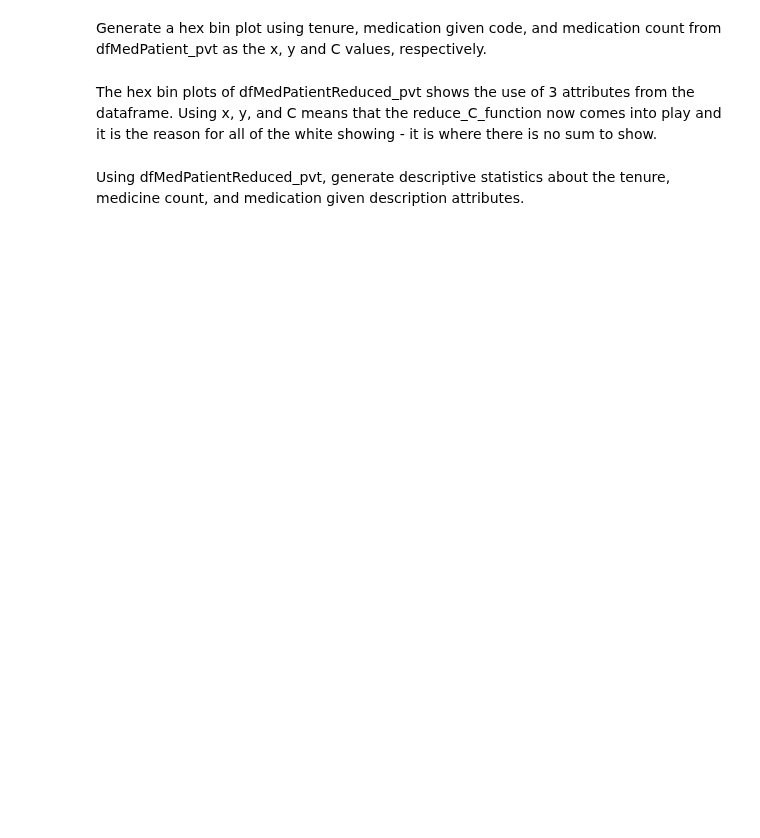
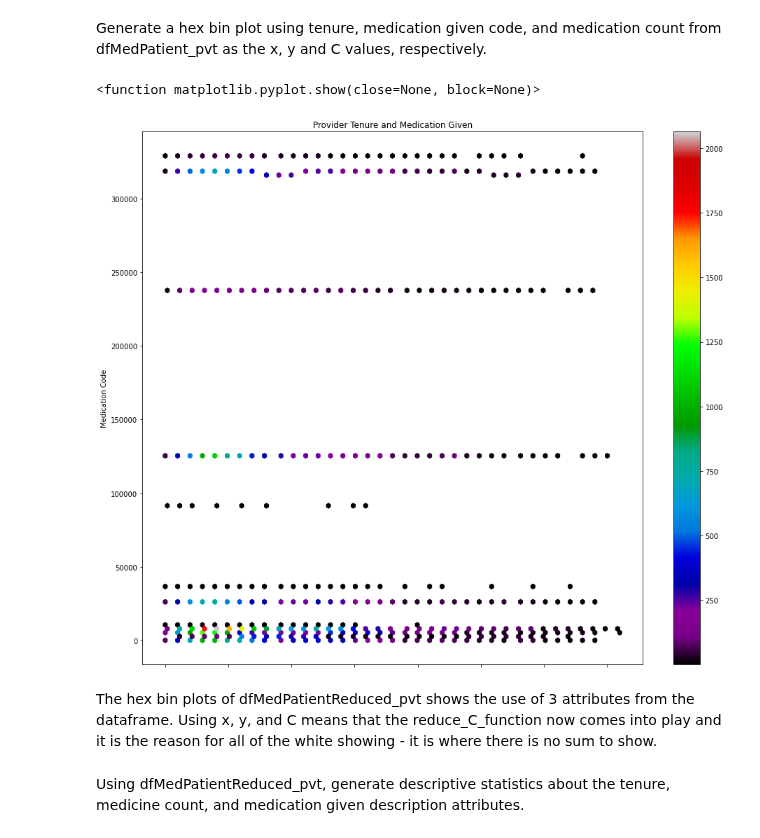
Before and after one commit to data-rescue/ems-analytics, a Jupyter notebook: notebooks/20210323-au-medication-tenure-relation.ipynb, the cells around one changed output. Saved outputs shown, nothing was run; the diff lists cells and outputs as text; code cells hidden in the pictures; blank space fills up the shorter version.

```diff
--- a/notebooks/20210323-au-medication-tenure-relation.ipynb
+++ b/notebooks/20210323-au-medication-tenure-relation.ipynb
@@ -29,7 +29,8 @@ columnsToUse=['PatientId','PatientGender','PatientGenderCode',
             'FRDPersonnelID','FRDPersonnelGender','ProviderGenderCode',
             'Medication_Given_RXCUI_Code','Medication_Given_Description','TenureMonths','DispatchTime', 'FRDPersonnelStartDate']
 
-dfMedPatient = pd.read_csv ('../data/02_intermediate/MedicationsPatients-20210225-ems-raw-v04.csv',usecols=columnsToUse)[columnsToUse]
+###dfMedPatient = pd.read_csv ('../data/02_intermediate/MedicationsPatients-20210225-ems-raw-v04.csv',usecols=columnsToUse)[columnsToUse]
+dfMedPatient = pd.read_csv ('../data/02_intermediate/MedicationsPatients-Intermediate.csv',usecols=columnsToUse)[columnsToUse]
 
 # Stop the clock and calculate read time
 readStop=time.time()
@@ -439,20 +527,23 @@ Generate a hex bin plot using tenure, medication given code, and medication coun
 # %%
 # in order to get the medication given code to show in the y-axis, need to format the values as strings instead of numbers
 hb = dfMedPatientReduced_pvt.plot.hexbin(
                        x='TenureYears',
                        y='Medication_Given_RXCUI_Code',
                        C='Medication_Count',
                        reduce_C_function=np.sum,
                        gridsize=110,
-                       cmap="nipy_spectral_r",
+                       cmap="nipy_spectral",
                        xlabel="Provider Tenure(Years)",
                        ylabel="Medication Code",
                        title="Provider Tenure and Medication Given",
                        figsize=(16,14)
                        ##sharex=False
 )
 plt.gca().yaxis.set_major_formatter(plt.matplotlib.ticker.StrMethodFormatter('{x:.0f}'))
 plt.show
+# %% [output]
+<function matplotlib.pyplot.show(close=None, block=None)>
+[figure, added]
 # %% [markdown]
 The hex bin plots of dfMedPatientReduced_pvt shows the use of 3 attributes from the dataframe. Using x, y, and C means that the reduce_C_function now comes into play and it is the reason for all of the white showing - it is where there is no sum to show.
 # %% [markdown]
```
Also changed, not shown: parts of 55 cells of this notebook.
